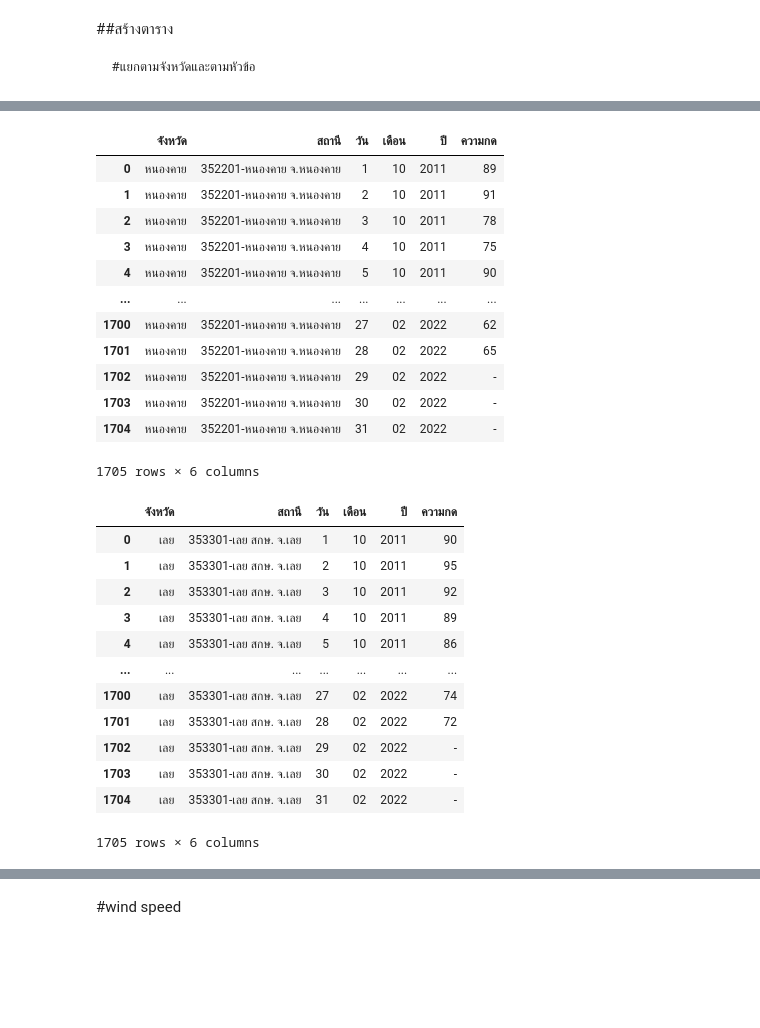
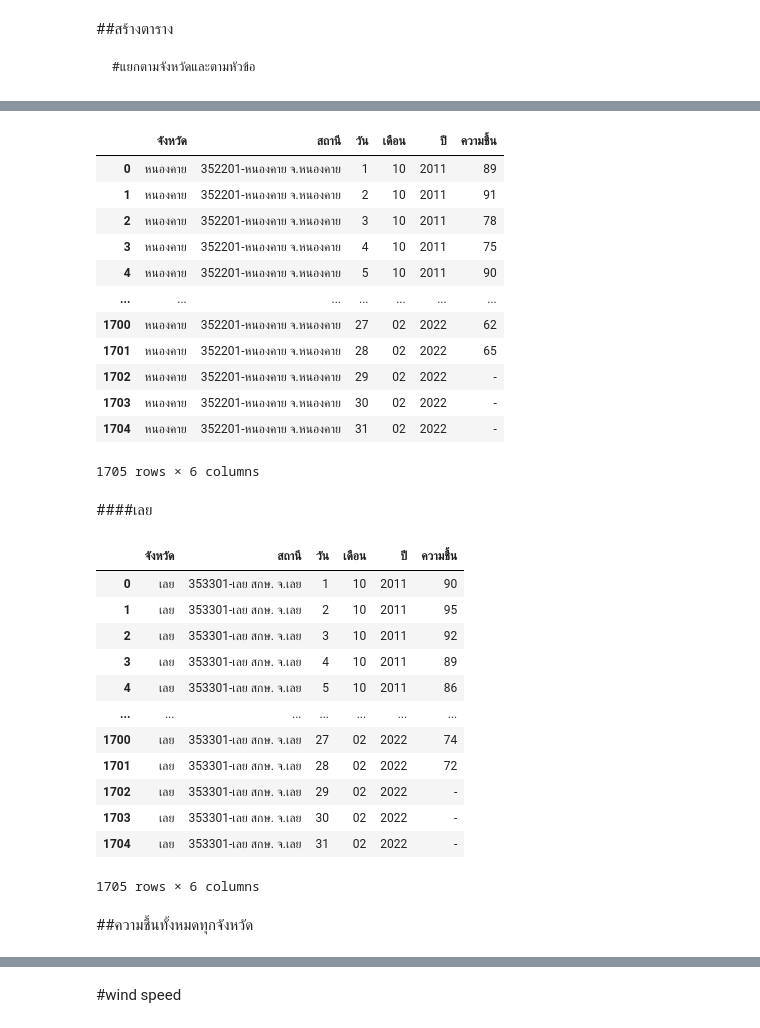
Before and after one commit to nxxk23/bsc_dpdm22, a Jupyter notebook: Quiz_Group_5_20_of_Midterm.ipynb, the cells around one changed output, grey strips where cells are left out. Drawn from its saved outputs; the diff is of its cells as text; code cells hidden in the pictures; blank space fills up the shorter version.

```diff
--- a/Quiz_Group_5_20_of_Midterm.ipynb
+++ b/Quiz_Group_5_20_of_Midterm.ipynb
@@ -380,14 +401,14 @@ m33
 # %%
 m4.set_index(['จังหวัด','สถานี','เดือน/ปี'],inplace=True)
 m44 = m4.stack().reset_index()
 m44.rename(columns = {'level_3':'วัน',0:'ความชื้น'}, inplace = True)
 m44['เดือน/ปี'] = pd.to_datetime(m44['เดือน/ปี']).dt.strftime('%m-%Y')
 m44['เดือน'] = pd.to_datetime(m44['เดือน/ปี']).dt.strftime('%m')
 m44['ปี'] = pd.to_datetime(m44['เดือน/ปี']).dt.strftime('%Y')
-m44 = m44[['จังหวัด', 'สถานี', 'วัน', 'เดือน', 'ปี', 'ความกด']]
+m44 = m44[['จังหวัด', 'สถานี', 'วัน', 'เดือน', 'ปี', 'ความชื้น']]
 m44
 # %% [output]
-|  | จังหวัด | สถานี | วัน | เดือน | ปี | ความกด |
+|  | จังหวัด | สถานี | วัน | เดือน | ปี | ความชื้น |
 | 0 | หนองคาย | 352201-หนองคาย จ.หนองคาย | 1 | 10 | 2011 | 89 |
 | 1 | หนองคาย | 352201-หนองคาย จ.หนองคาย | 2 | 10 | 2011 | 91 |
 | 2 | หนองคาย | 352201-หนองคาย จ.หนองคาย | 3 | 10 | 2011 | 78 |
@@ -400,6 +421,8 @@ m44
 | 1703 | หนองคาย | 352201-หนองคาย จ.หนองคาย | 30 | 02 | 2022 | - |
 | 1704 | หนองคาย | 352201-หนองคาย จ.หนองคาย | 31 | 02 | 2022 | - |
 1705 rows × 6 columns
+# %% [markdown]
+####เลย
 # %%
 m5.set_index(['จังหวัด','สถานี','เดือน/ปี'],inplace=True)
 m55 = m5.stack().reset_index()
@@ -407,10 +430,10 @@ m55.rename(columns = {'level_3':'วัน',0:'ความชื้น'}, inpla
 m55['เดือน/ปี'] = pd.to_datetime(m55['เดือน/ปี']).dt.strftime('%m-%Y')
 m55['เดือน'] = pd.to_datetime(m55['เดือน/ปี']).dt.strftime('%m')
 m55['ปี'] = pd.to_datetime(m55['เดือน/ปี']).dt.strftime('%Y')
-m55 = m55[['จังหวัด', 'สถานี', 'วัน', 'เดือน', 'ปี', 'ความกด']]
+m55 = m55[['จังหวัด', 'สถานี', 'วัน', 'เดือน', 'ปี', 'ความชื้น']]
 m55
 # %% [output]
-|  | จังหวัด | สถานี | วัน | เดือน | ปี | ความกด |
+|  | จังหวัด | สถานี | วัน | เดือน | ปี | ความชื้น |
 | 0 | เลย | 353301-เลย สกษ. จ.เลย | 1 | 10 | 2011 | 90 |
 | 1 | เลย | 353301-เลย สกษ. จ.เลย | 2 | 10 | 2011 | 95 |
 | 2 | เลย | 353301-เลย สกษ. จ.เลย | 3 | 10 | 2011 | 92 |
@@ -423,6 +446,8 @@ m55
 | 1703 | เลย | 353301-เลย สกษ. จ.เลย | 30 | 02 | 2022 | - |
 | 1704 | เลย | 353301-เลย สกษ. จ.เลย | 31 | 02 | 2022 | - |
 1705 rows × 6 columns
+# %% [markdown]
+##ความชื้นทั้งหมดทุกจังหวัด
 # %%
 moisture = pd.concat([m11,m22,m33,m44,m55])
 moisture
```
Also changed, not shown: parts of 38 cells of this notebook.
